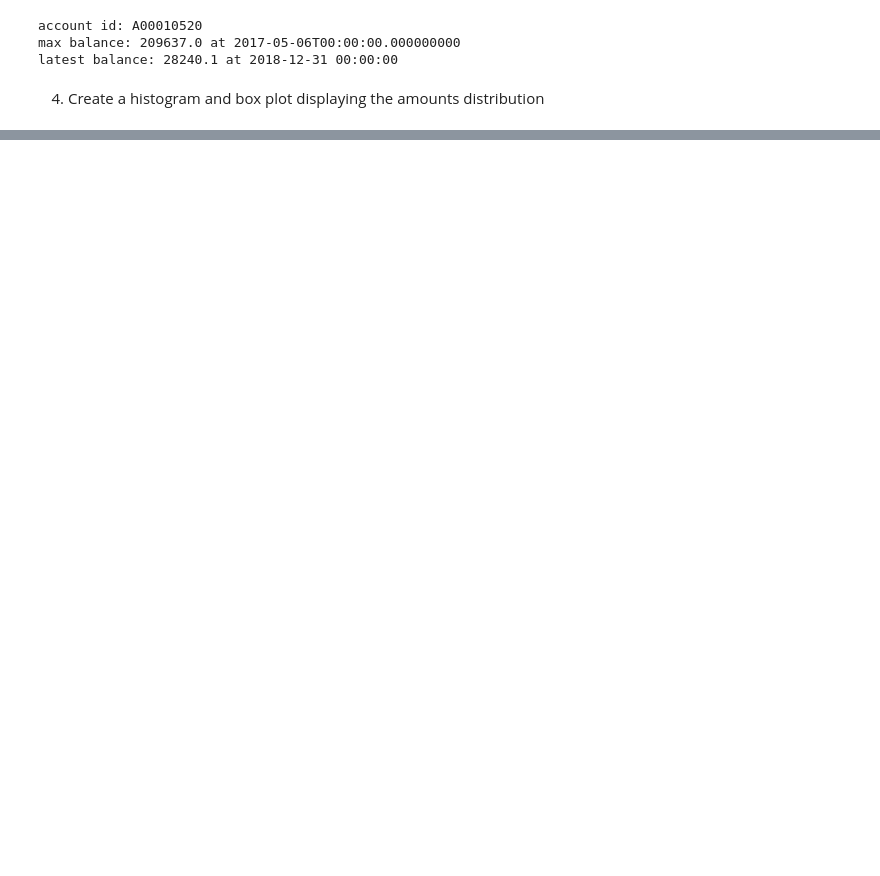
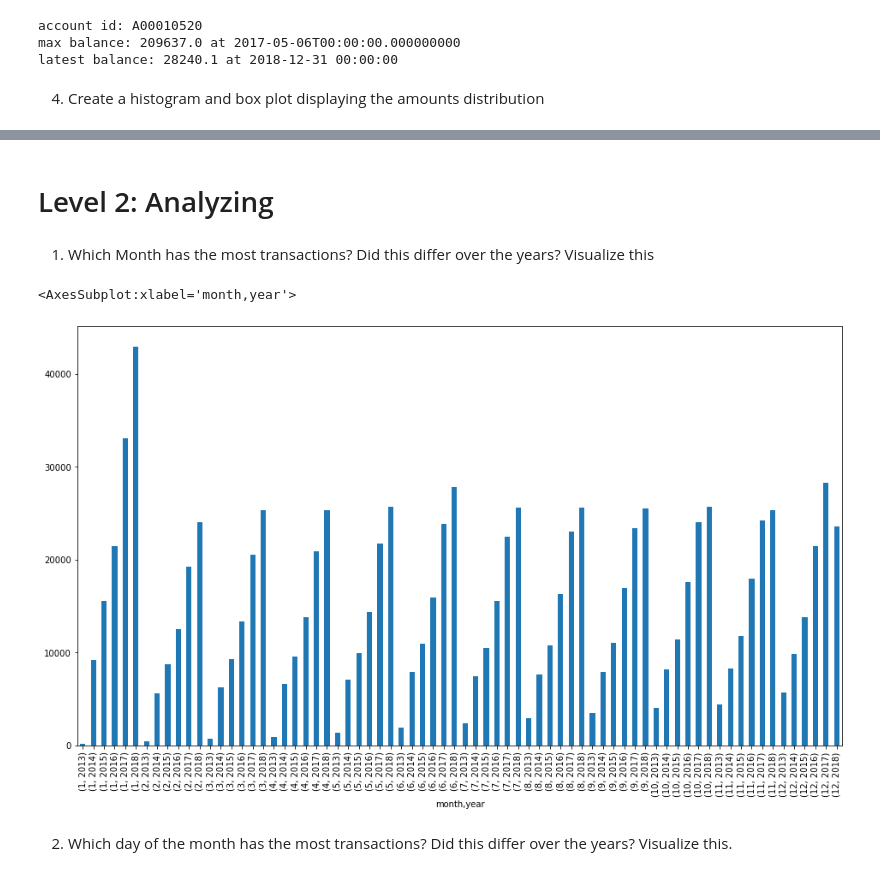
Before and after one commit to ironik96/Datathon, a Jupyter notebook: solution/transactions.ipynb, the cells around one changed output, grey strips where cells are left out. Saved outputs shown, nothing was run; the diff lists cells and outputs as text; code cells hidden in the pictures; blank space fills up the shorter version.

```diff
--- a/solution/transactions.ipynb
+++ b/solution/transactions.ipynb
@@ -68,0 +170,11 @@ latest balance: 28240.1 at 2018-12-31 00:00:00
+# %% [markdown]
+# Level 2: Analyzing
+# %% [markdown]
+1. Which Month has the most transactions? Did this differ over the years? Visualize this
+# %%
+df_trans.groupby(["month", "year"]).trans_id.count().plot.bar(figsize=(16,9))
+# %% [output]
+<AxesSubplot:xlabel='month,year'>
+[figure, added]
+# %% [markdown]
+2. Which day of the month has the most transactions? Did this differ over the years? Visualize this.
```
Also changed, not shown: parts of 17 cells of this notebook.
